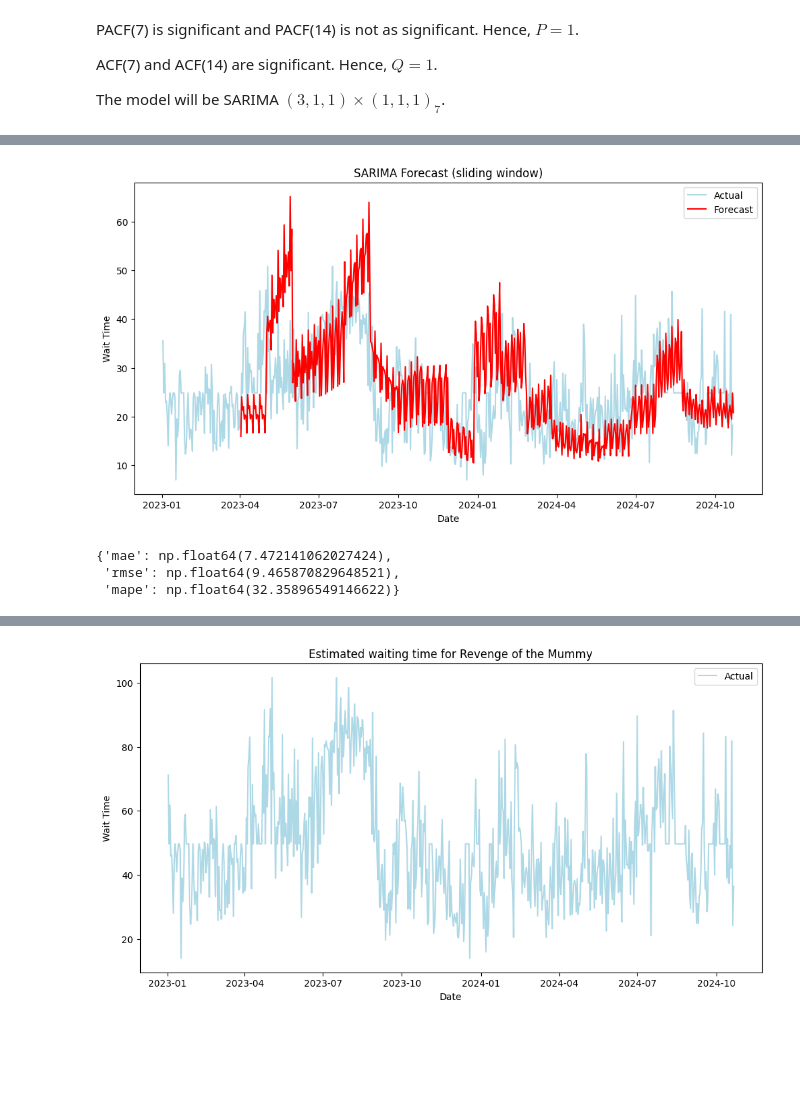
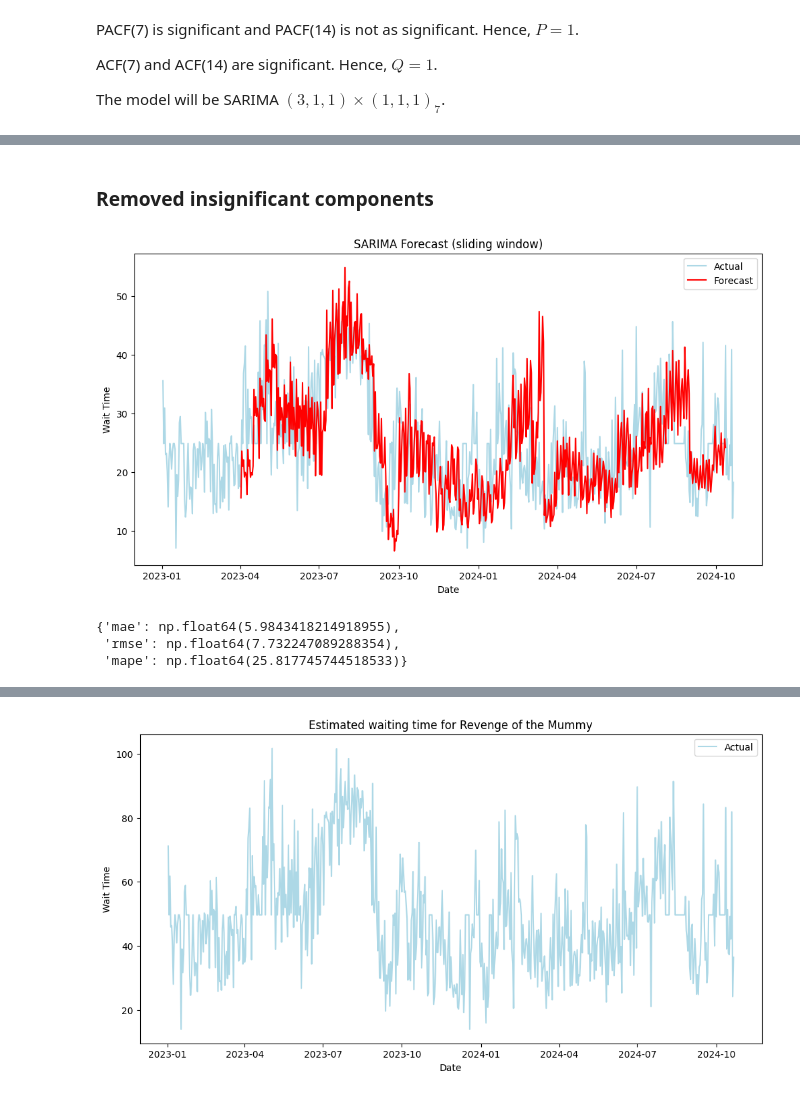
Before and after one commit to cleominz/dsa3101-group-9, a Jupyter notebook: notebooks/demand_forecasting_model.ipynb, the cells around one changed output, grey strips where cells are left out. Saved outputs shown, nothing was run; the diff lists cells and outputs as text; code cells hidden in the pictures; blank space fills up the shorter version.

```diff
--- a/notebooks/demand_forecasting_model.ipynb
+++ b/notebooks/demand_forecasting_model.ipynb
@@ -787,0 +836,2 @@ def plot_coefficients(coef_list):
+# %% [markdown]
+### Removed insignificant components
@@ -788,12 +909,12 @@ def plot_coefficients(coef_list):
 # %%
-forecast_df, coef_list = predict_n_days(90, full_wait_time_df, 30)
+forecast_df, coef_list = predict_n_days(90, full_wait_time_df, 14)
 plot_predictions(full_wait_time_df, forecast_df)
 compute_metrics(full_wait_time_df, forecast_df)
 # %% [output]
-[figure, old version]
+[figure, new version]
-{'mae': np.float64(7.472141062027424),
- 'rmse': np.float64(9.465870829648521),
- 'mape': np.float64(32.35896549146622)}
+{'mae': np.float64(5.9843418214918955),
+ 'rmse': np.float64(7.732247089288354),
+ 'mape': np.float64(25.817745744518533)}
 # %%
 plot_pvalues(coef_list)
 plot_coefficients(coef_list)
```
Also changed, not shown: parts of 36 cells of this notebook.
